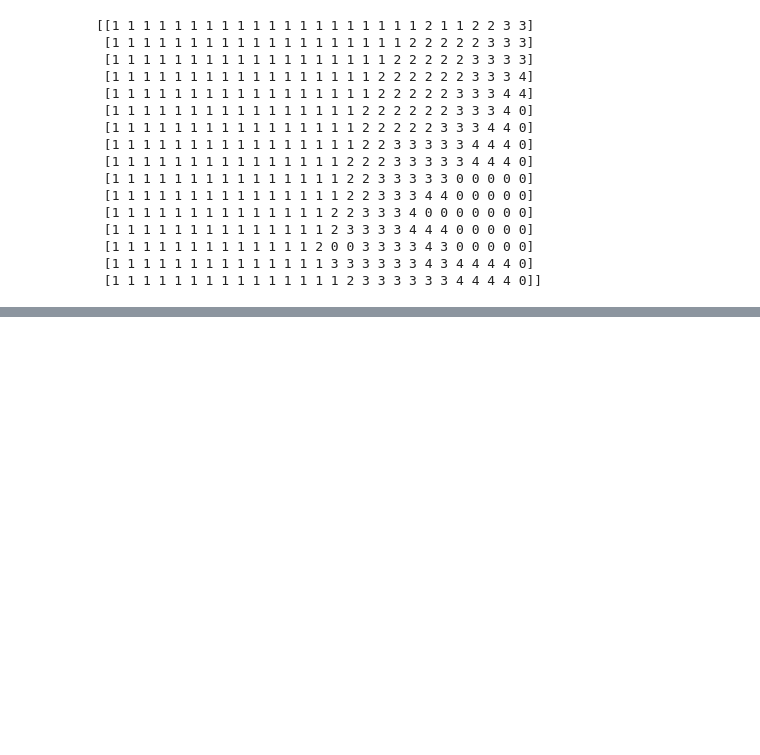
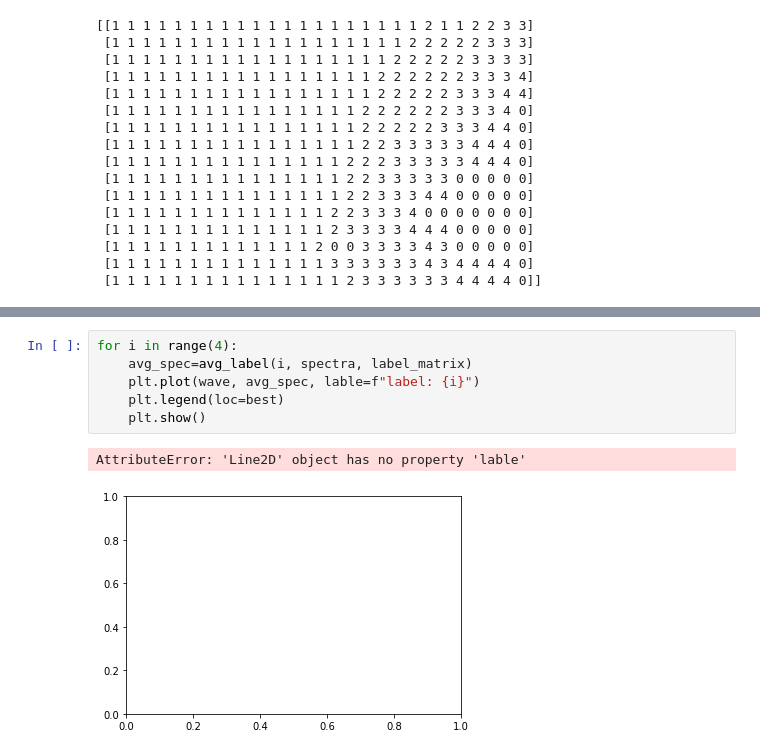
Before and after one commit to sofiapasquini/PAH-revolution, a Jupyter notebook: Thesis Code Draft.ipynb, the cells around one changed output, grey strips where cells are left out. Cells and saved outputs as stored; diff of their text form; blank space fills up the shorter version.

```diff
--- a/Thesis Code Draft.ipynb
+++ b/Thesis Code Draft.ipynb
@@ -337,0 +511,9 @@ print(map[0:16,:])
+# %%
+for i in range(4):
+    avg_spec=avg_label(i, spectra, label_matrix)
+    plt.plot(wave, avg_spec, lable=f"label: {i}")
+    plt.legend(loc=best)
+    plt.show()
+# %% [output]
+AttributeError: 'Line2D' object has no property 'lable'
+[figure, added]
```
Also changed, not shown: parts of 9 cells of this notebook, 5 other files.
